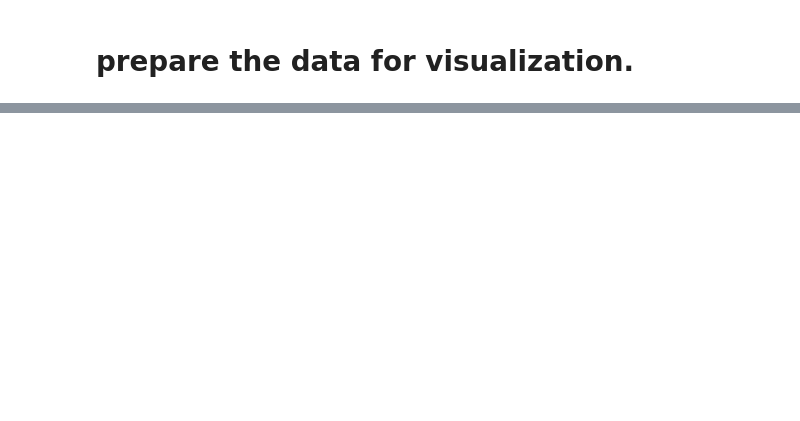
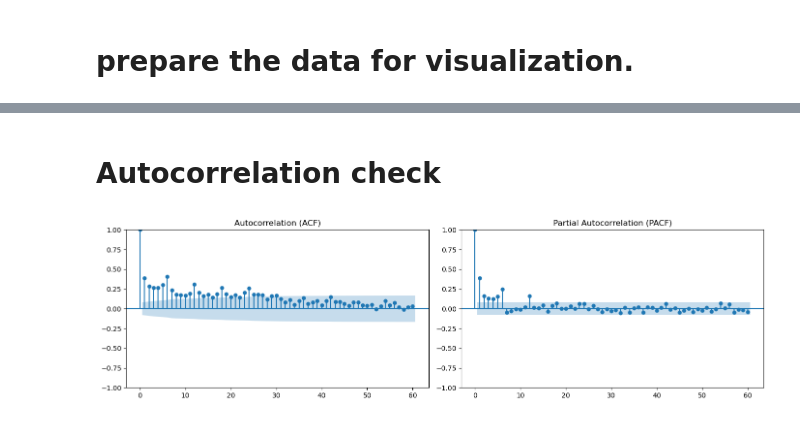
Before and after one commit to Rahulkulkarni2002/customer-segmentation-retention-analysis, a Jupyter notebook: notebook.ipynb, the cells around one changed output, grey strips where cells are left out. Saved outputs shown, nothing was run; the diff lists cells and outputs as text; code cells hidden in the pictures; blank space fills up the shorter version.

Commit message:
Added forecasting module - compared Prophet, XGBoost, and Random Forest on daily revenue

```diff
--- a/notebook.ipynb
+++ b/notebook.ipynb
@@ -1052,0 +1055,7 @@ plt.show()
+# %%
+import pandas as pd
+
+data = pd.read_csv("cleaned_retail.csv")
+data["InvoiceDate"] = pd.to_datetime(data["InvoiceDate"])
+
+print(data.shape)
@@ -1052,0 +1066,8 @@ plt.show()
+# %%
+data["Revenue"] = data["Quantity"] * data["Price"]
+
+daily_revenue = data.groupby(data["InvoiceDate"].dt.date)["Revenue"].sum().reset_index()
+daily_revenue.columns = ["ds", "y"]
+
+print(daily_revenue.shape)
+print(daily_revenue.head())
@@ -1052,0 +1082,15 @@ plt.show()
+# %% [markdown]
+# Autocorrelation check
+# %%
+from statsmodels.graphics.tsaplots import plot_acf, plot_pacf
+import matplotlib.pyplot as plt
+
+fig, axes = plt.subplots(1, 2, figsize=(14, 4))
+plot_acf(daily_revenue["y"], lags=60, ax=axes[0])
+plot_pacf(daily_revenue["y"], lags=60, ax=axes[1])
+axes[0].set_title("Autocorrelation (ACF)")
+axes[1].set_title("Partial Autocorrelation (PACF)")
+plt.tight_layout()
+plt.show()
+# %% [output]
+[figure, added]
```
Also changed, not shown: parts of 42 cells of this notebook, 7 other files.
